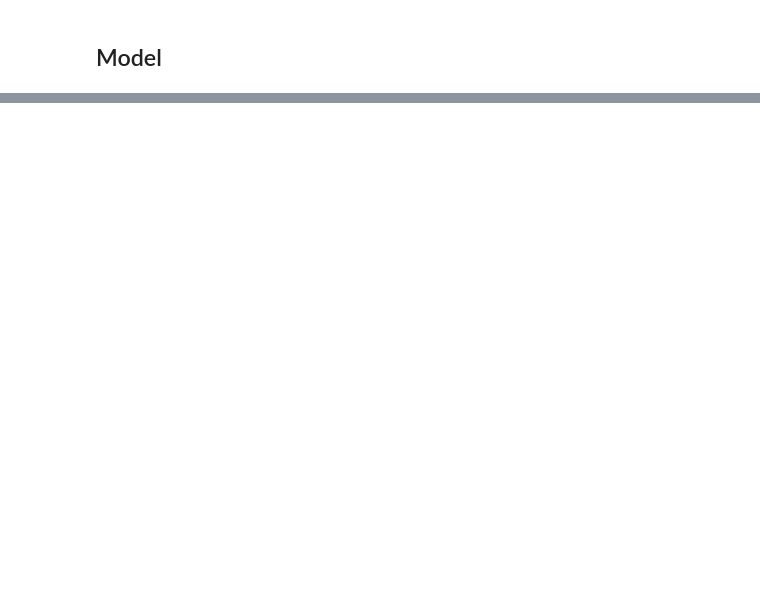
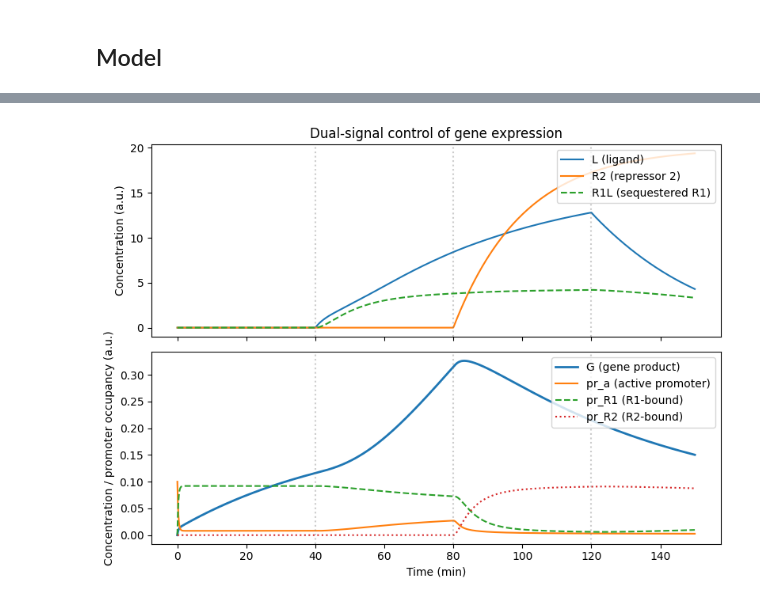
Before and after one commit to emma2tu/m178, a Jupyter notebook: final-project.ipynb, the cells around one changed output, grey strips where cells are left out. Saved outputs shown, nothing was run; the diff lists cells and outputs as text; code cells hidden in the pictures; blank space fills up the shorter version.

Commit message:
time-series plots

```diff
--- a/final-project.ipynb
+++ b/final-project.ipynb
@@ -160,0 +117,73 @@ plt.show()
+# %%
+# ---------- input pulses for 4 phases ----------
+# Phase 1:  0–40   L OFF, R2 OFF
+# Phase 2: 40–80   L ON,  R2 OFF
+# Phase 3: 80–120  L ON,  R2 ON
+# Phase 4: 120–150 L OFF, R2 ON
+
+L_on_time   = 40.0
+L_off_time  = 120.0
+L_prod_rate = 0.5
+
+R2_on_time   = 80.0
+R2_off_time  = 150.0
+R2_prod_rate = 1.0
+
+# time grid
+t_final = np.linspace(0, 150, 1001)
+
+# ---------- simulate ----------
+solution = odeint(
+    model, states0, t_final,
+    args=(L_on_time, L_off_time, L_prod_rate,
+          R2_on_time, R2_off_time, R2_prod_rate,
+          k_a, k_b,
+          k_c, k_d,
+          k_e, k_f,
+          k_deg1, k_deg2, k_deg3,
+          k_syn)
+)
+
+# unpack solution
+R1    = solution[:, 0]
+pr_a  = solution[:, 1]
+pr_R1 = solution[:, 2]
+pr_R2 = solution[:, 3]
+R1L   = solution[:, 4]
+G     = solution[:, 5]
+L     = solution[:, 6]
+R2    = solution[:, 7]
+
+# ---------- Figure 2: stacked time-series ----------
+fig, (ax_top, ax_bottom) = plt.subplots(
+    2, 1, sharex=True, figsize=(8, 6)
+)
+
+# ---- top panel: inputs / upstream species ----
+ax_top.plot(t_final, L,  label="L (ligand)")
+ax_top.plot(t_final, R2, label="R2 (repressor 2)")
+ax_top.plot(t_final, R1L, linestyle="--", label="R1L (sequestered R1)")
+
+ax_top.set_ylabel("Concentration (a.u.)")
+ax_top.set_title("Dual-signal control of gene expression")
+ax_top.legend(loc="upper right")
+
+# ---- bottom panel: promoter states + output ----
+ax_bottom.plot(t_final, G,    linewidth=2, label="G (gene product)")
+ax_bottom.plot(t_final, pr_a,           label="pr_a (active promoter)")
+ax_bottom.plot(t_final, pr_R1, linestyle="--", label="pr_R1 (R1-bound)")
+ax_bottom.plot(t_final, pr_R2, linestyle=":",  label="pr_R2 (R2-bound)")
+
+ax_bottom.set_xlabel("Time (min)")
+ax_bottom.set_ylabel("Concentration / promoter occupancy (a.u.)")
+ax_bottom.legend(loc="upper right")
+
+# optional: vertical lines to mark phase transitions
+for ax in (ax_top, ax_bottom):
+    for x in [40, 80, 120]:
+        ax.axvline(x, color="gray", linestyle=":", alpha=0.4)
+
+plt.tight_layout()
+plt.show()
+# %% [output]
+[figure, added]
```
Also changed, not shown: parts of 3 cells of this notebook.
